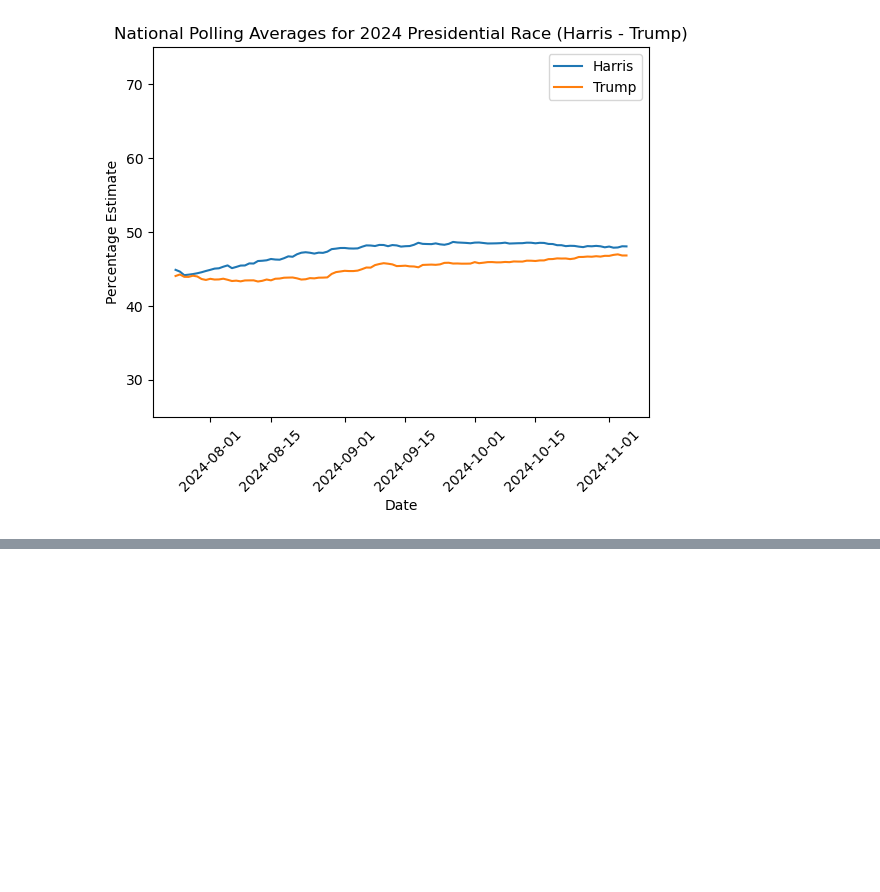
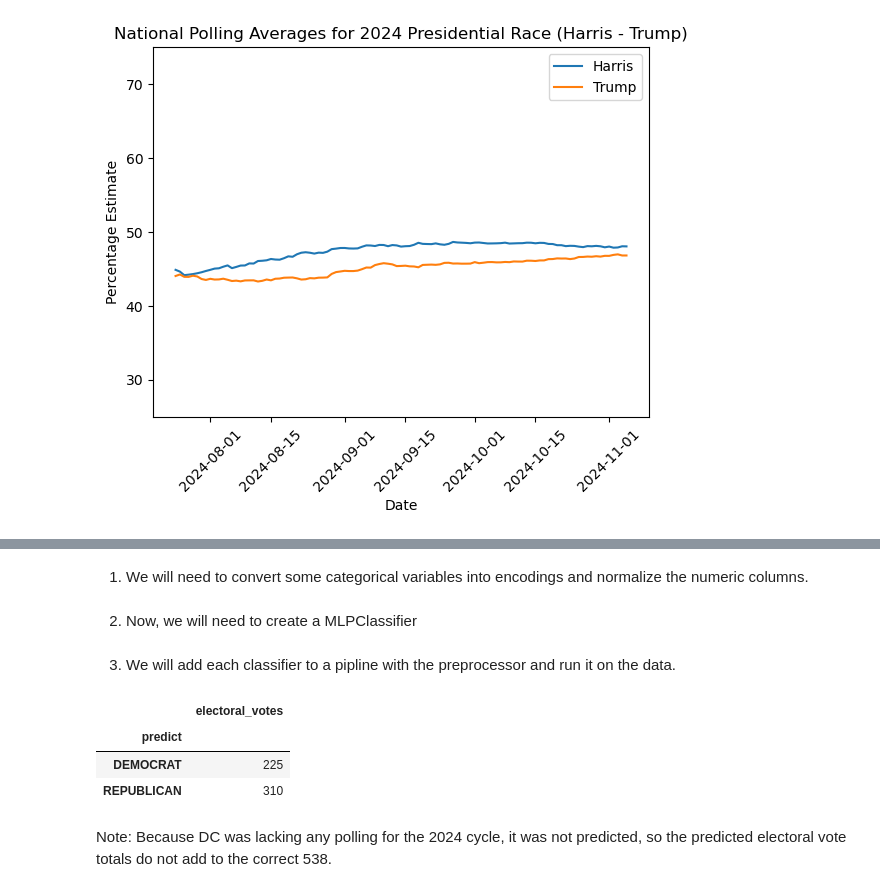
Before and after one commit to wellsGarrison/320Project, a Jupyter notebook: final_submission.ipynb, the cells around one changed output, grey strips where cells are left out. Drawn from its saved outputs; the diff is of its cells as text; code cells hidden in the pictures; blank space fills up the shorter version.

Commit message:
Added the machine learning section along with our prediction

```diff
--- a/final_submission.ipynb
+++ b/final_submission.ipynb
@@ -1388,0 +1467,48 @@ plt.show()
+# %% [markdown]
+1. We will need to convert some categorical variables into encodings and normalize the numeric columns.
+# %%
+# Specify the column to apply OneHotEncoder
+categorical_columns = ['state']
+
+# Specify the columns for StandardScaler (assuming X_train is a DataFrame)
+numerical_columns = [col for col in X_train.columns if col not in categorical_columns]
+
+# Set up a preprocessor to help convert categorial columns into One Hot Encodings, and normalize the other values
+preprocessor = ColumnTransformer(
+    transformers=[
+        ('onehot', OneHotEncoder(handle_unknown='ignore'), categorical_columns),
+        ('scaler', StandardScaler(), numerical_columns)
+    ]
+)
+# %% [markdown]
+2. Now, we will need to create a MLPClassifier
+# %%
+classifier = MLPClassifier(max_iter=500, solver='lbfgs')
+# %% [markdown]
+3. We will add each classifier to a pipline with the preprocessor and run it on the data.
+# %%
+pipeline = Pipeline(steps=[
+    ('preprocessor', preprocessor),
+    ('model', classifier)
+])
+
+pipeline.fit(X_train, y_train)
+
+y_pred = pipeline.predict(X_test)
+
+final_results = X_test.copy()
+final_results['actual'] = y_test
+final_results['predict'] = y_pred
+final_results[~(final_results['actual'] == final_results['predict'])]
+
+final_results['electoral_votes'] = final_results['state'].map(lambda e: electoral_votes[e])
+
+# Get the total electoral votes for each party
+final_results[['predict', 'electoral_votes']].groupby('predict').sum()
+# %% [output]
+|  | electoral_votes |
+| predict |  |
+| DEMOCRAT | 225 |
+| REPUBLICAN | 310 |
+# %% [markdown]
+Note: Because DC was lacking any polling for the 2024 cycle, it was not predicted, so the predicted electoral vote totals do not add to the correct 538.
```
Also changed, not shown: parts of 7 cells of this notebook.
